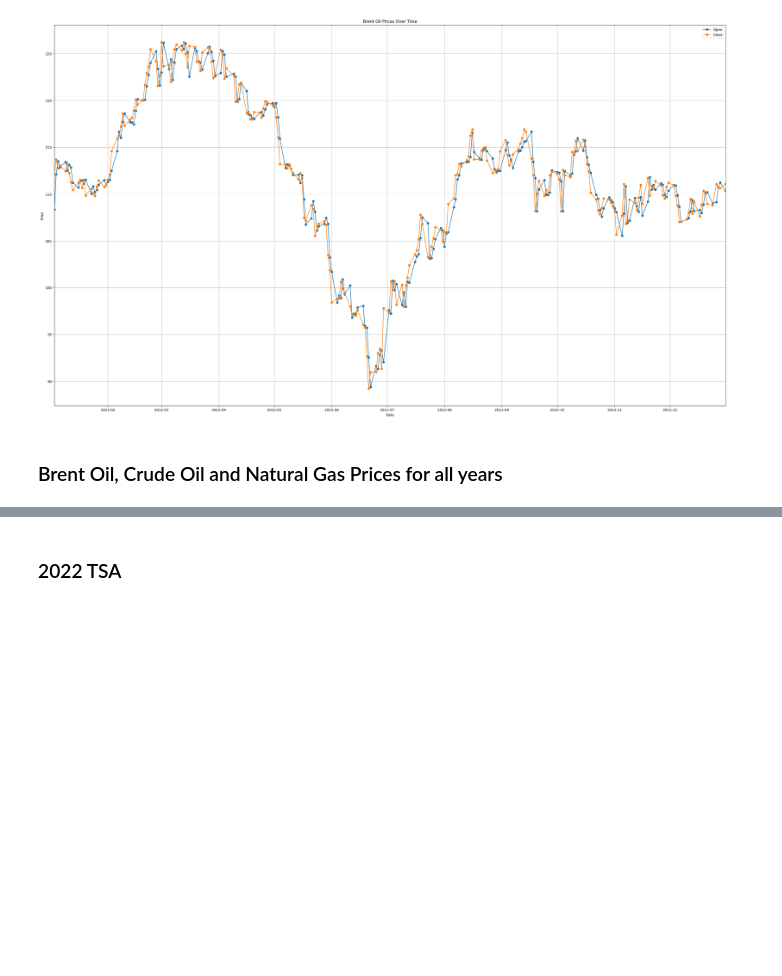
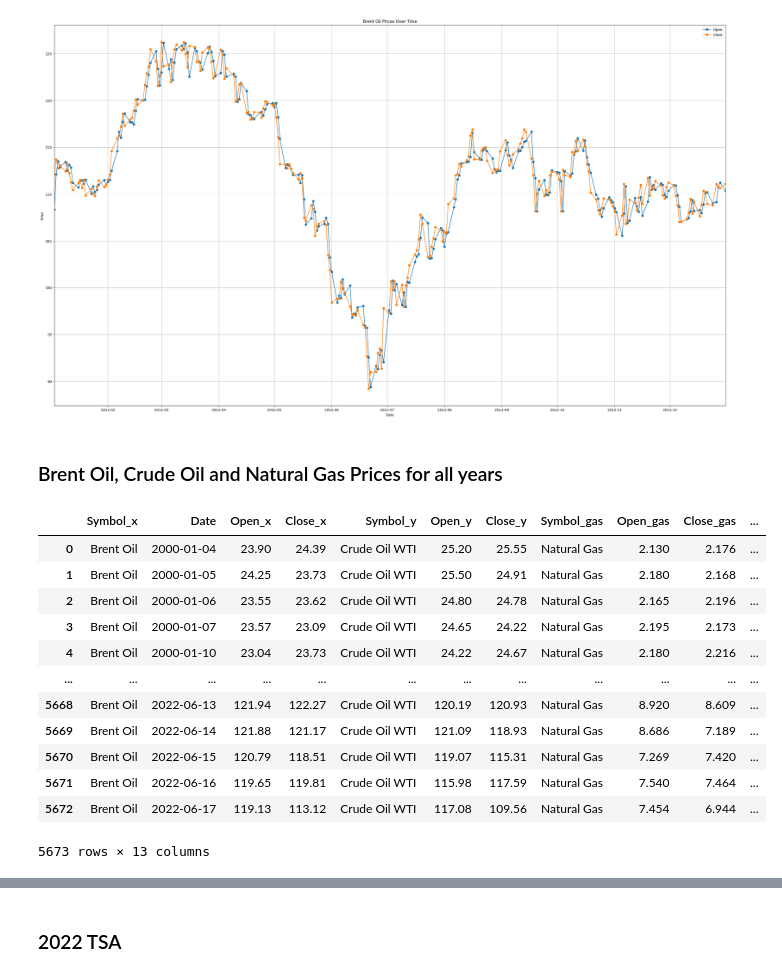
Before and after one commit to moniquebritto21/Firend-zone-, a Jupyter notebook: project.ipynb, the cells around one changed output, grey strips where cells are left out. Saved outputs shown, nothing was run; the diff lists cells and outputs as text; code cells hidden in the pictures; blank space fills up the shorter version.

```diff
--- a/project.ipynb
+++ b/project.ipynb
@@ -686,18 +703,36 @@ plt.show()
 # %%
 # Get the unique dates present in each DataFrame
 dates_brent_oil = set(brent_oil_df['Date'])
 dates_crude_oil = set(crude_oil_df['Date'])
 dates_natural_gas = set(natural_gas_df['Date'])
+dates_heating_oil= set(heating_oil_df['Date'])
 
 # Find the intersection of dates present in all three DataFrames
-common_dates = dates_brent_oil.intersection(dates_crude_oil, dates_natural_gas)
+common_dates = dates_brent_oil.intersection(dates_crude_oil, dates_natural_gas,dates_heating_oil)
 
 # Filter rows in each DataFrame to include only the common dates
 brent_oil_filtered = brent_oil_df[brent_oil_df['Date'].isin(common_dates)]
 crude_oil_filtered = crude_oil_df[crude_oil_df['Date'].isin(common_dates)]
 natural_gas_filtered = natural_gas_df[natural_gas_df['Date'].isin(common_dates)]
+heating_oil_filtered = heating_oil_df[heating_oil_df['Date'].isin(common_dates)]
 
 # Merge the filtered DataFrames on the 'Date' column
 merged_df = pd.merge(brent_oil_filtered, crude_oil_filtered, on='Date', how='inner')
 merged_df = pd.merge(merged_df, natural_gas_filtered, on='Date', how='inner')
+merged_df= pd.merge(merged_df, heating_oil_filtered, on='Date', how='inner', suffixes=('_gas', '_heating'))
+merged_df
+# %% [output]
+|  | Symbol_x | Date | Open_x | Close_x | Symbol_y | Open_y | Close_y | Symbol_gas | Open_gas | Close_gas | ... |
+| 0 | Brent Oil | 2000-01-04 | 23.90 | 24.39 | Crude Oil WTI | 25.20 | 25.55 | Natural Gas | 2.130 | 2.176 | ... |
+| 1 | Brent Oil | 2000-01-05 | 24.25 | 23.73 | Crude Oil WTI | 25.50 | 24.91 | Natural Gas | 2.180 | 2.168 | ... |
+| 2 | Brent Oil | 2000-01-06 | 23.55 | 23.62 | Crude Oil WTI | 24.80 | 24.78 | Natural Gas | 2.165 | 2.196 | ... |
+| 3 | Brent Oil | 2000-01-07 | 23.57 | 23.09 | Crude Oil WTI | 24.65 | 24.22 | Natural Gas | 2.195 | 2.173 | ... |
+| 4 | Brent Oil | 2000-01-10 | 23.04 | 23.73 | Crude Oil WTI | 24.22 | 24.67 | Natural Gas | 2.180 | 2.216 | ... |
+| ... | ... | ... | ... | ... | ... | ... | ... | ... | ... | ... | ... |
+| 5668 | Brent Oil | 2022-06-13 | 121.94 | 122.27 | Crude Oil WTI | 120.19 | 120.93 | Natural Gas | 8.920 | 8.609 | ... |
+| 5669 | Brent Oil | 2022-06-14 | 121.88 | 121.17 | Crude Oil WTI | 121.09 | 118.93 | Natural Gas | 8.686 | 7.189 | ... |
+| 5670 | Brent Oil | 2022-06-15 | 120.79 | 118.51 | Crude Oil WTI | 119.07 | 115.31 | Natural Gas | 7.269 | 7.420 | ... |
+| 5671 | Brent Oil | 2022-06-16 | 119.65 | 119.81 | Crude Oil WTI | 115.98 | 117.59 | Natural Gas | 7.540 | 7.464 | ... |
+| 5672 | Brent Oil | 2022-06-17 | 119.13 | 113.12 | Crude Oil WTI | 117.08 | 109.56 | Natural Gas | 7.454 | 6.944 | ... |
+5673 rows × 13 columns
 # %%
```
Also changed, not shown: parts of 20 cells of this notebook.
